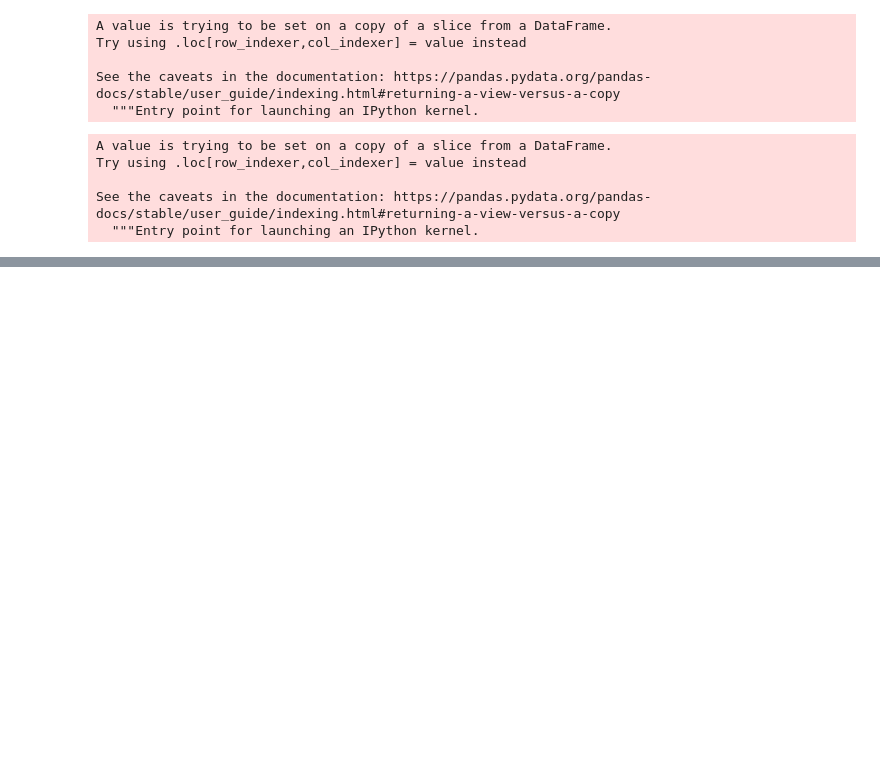
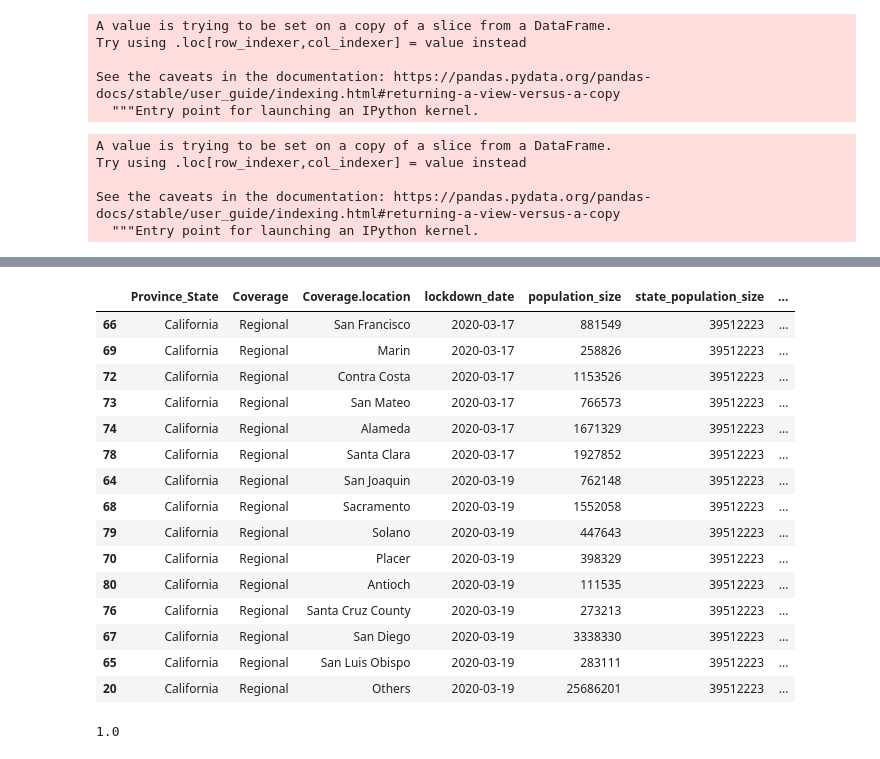
Before and after one commit to covidvis/covid19-vis, a Jupyter notebook: notebooks/Intervention Footprint Trajectory.ipynb, the cells around one changed output, grey strips where cells are left out. Drawn from its saved outputs; the diff is of its cells as text; code cells hidden in the pictures; blank space fills up the shorter version.

```diff
--- a/notebooks/Intervention Footprint Trajectory.ipynb
+++ b/notebooks/Intervention Footprint Trajectory.ipynb
@@ -195,0 +385,23 @@ qdf
+# %%
+qdf_keep[qdf_keep["Coverage"]=="Regional"]
+# %% [output]
+|  | Province_State | Coverage | Coverage.location | lockdown_date | population_size | state_population_size | ... |
+| 66 | California | Regional | San Francisco | 2020-03-17 | 881549 | 39512223 | ... |
+| 69 | California | Regional | Marin | 2020-03-17 | 258826 | 39512223 | ... |
+| 72 | California | Regional | Contra Costa | 2020-03-17 | 1153526 | 39512223 | ... |
+| 73 | California | Regional | San Mateo | 2020-03-17 | 766573 | 39512223 | ... |
+| 74 | California | Regional | Alameda | 2020-03-17 | 1671329 | 39512223 | ... |
+| 78 | California | Regional | Santa Clara | 2020-03-17 | 1927852 | 39512223 | ... |
+| 64 | California | Regional | San Joaquin | 2020-03-19 | 762148 | 39512223 | ... |
+| 68 | California | Regional | Sacramento | 2020-03-19 | 1552058 | 39512223 | ... |
+| 79 | California | Regional | Solano | 2020-03-19 | 447643 | 39512223 | ... |
+| 70 | California | Regional | Placer | 2020-03-19 | 398329 | 39512223 | ... |
+| 80 | California | Regional | Antioch | 2020-03-19 | 111535 | 39512223 | ... |
+| 76 | California | Regional | Santa Cruz County | 2020-03-19 | 273213 | 39512223 | ... |
+| 67 | California | Regional | San Diego | 2020-03-19 | 3338330 | 39512223 | ... |
+| 65 | California | Regional | San Luis Obispo | 2020-03-19 | 283111 | 39512223 | ... |
+| 20 | California | Regional | Others | 2020-03-19 | 25686201 | 39512223 | ... |
+# %%
+qdf_keep[qdf_keep["Coverage"]=="Regional"].population_size.sum()/39512223
+# %% [output]
+1.0
```
Also changed, not shown: parts of 38 cells of this notebook, 1 other file.
